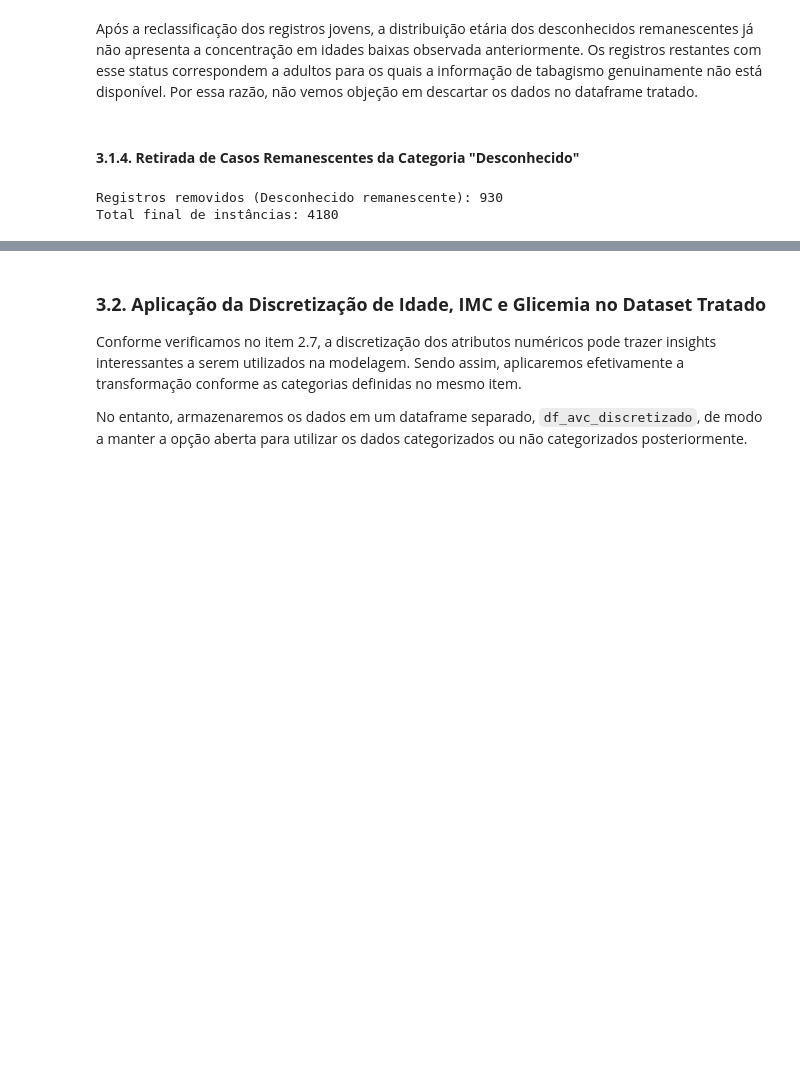
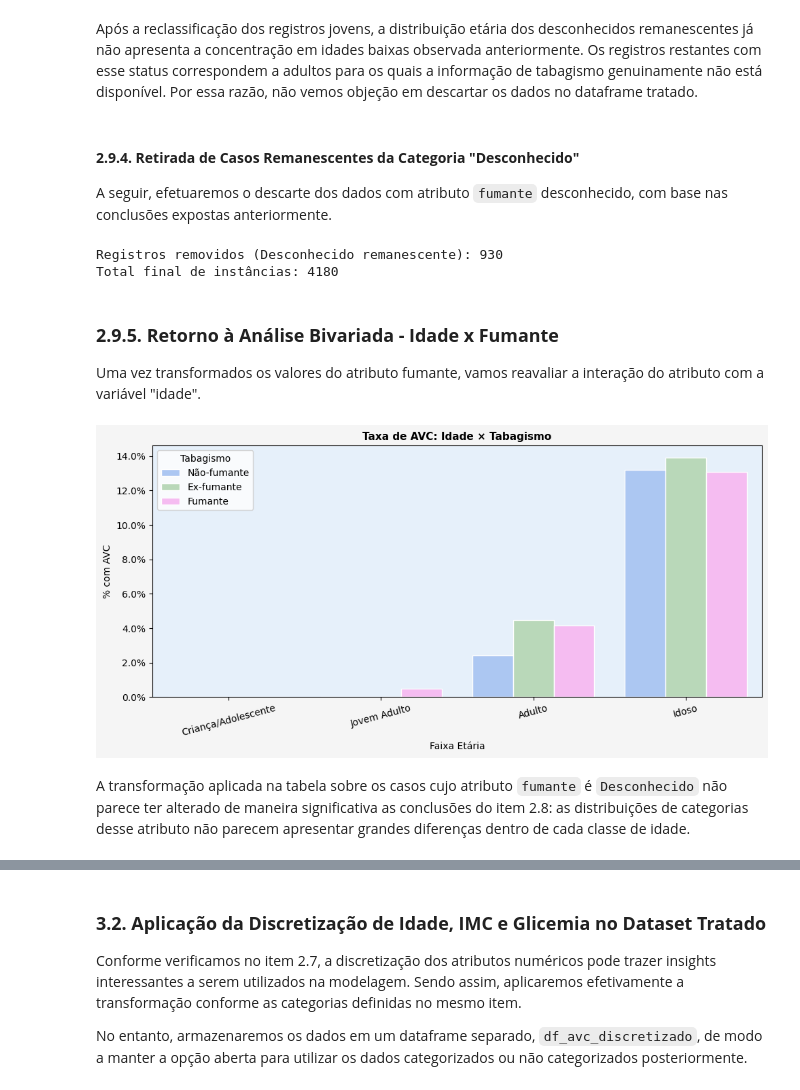
Before and after one commit to rafaelhasslocher/predicao-avc, a Jupyter notebook: MVP_Predicao_AVC.ipynb, the cells around one changed output, grey strips where cells are left out. Cells and saved outputs as stored; diff of their text form; code cells hidden in the pictures; blank space fills up the shorter version.

```diff
--- a/MVP_Predicao_AVC.ipynb
+++ b/MVP_Predicao_AVC.ipynb
@@ -1524,7 +1524,9 @@ plt.show()
 # %% [markdown]
 Após a reclassificação dos registros jovens, a distribuição etária dos desconhecidos remanescentes já não apresenta a concentração em idades baixas observada anteriormente. Os registros restantes com esse status correspondem a adultos para os quais a informação de tabagismo genuinamente não está disponível. Por essa razão, não vemos objeção em descartar os dados no dataframe tratado.
 # %% [markdown]
-#### **3.1.4. Retirada de Casos Remanescentes da Categoria "Desconhecido"**
+#### **2.9.4. Retirada de Casos Remanescentes da Categoria "Desconhecido"**
+
+A seguir, efetuaremos o descarte dos dados com atributo `fumante` desconhecido, com base nas conclusões expostas anteriormente.
 # %%
 # Etapa 2: remove as instâncias 'Desconhecido' remanescentes (adultos sem informação de tabagismo)
 
@@ -1536,3 +1538,42 @@ print(f"Total final de instâncias: {len(df_avc)}")
 # %% [output]
 Registros removidos (Desconhecido remanescente): 930
 Total final de instâncias: 4180
+# %% [markdown]
+### **2.9.5. Retorno à Análise Bivariada - Idade x Fumante**
+
+Uma vez transformados os valores do atributo fumante, vamos reavaliar a interação do atributo com a variável "idade".
+# %%
+taxa_tabagismo = (
+    df_subgrupo.groupby(["idade_discretizada", "fumante"], observed=True)["avc"].mean() * 100
+).reset_index()
+taxa_tabagismo.columns = ["Faixa Etária", "Tabagismo", "Taxa AVC (%)"]
+
+fig, ax = plt.subplots(figsize=(10, 5), facecolor="whitesmoke")
+
+sns.barplot(
+    data=taxa_tabagismo,
+    x="Faixa Etária",
+    y="Taxa AVC (%)",
+    hue="Tabagismo",
+    hue_order=["Não-fumante", "Ex-fumante", "Fumante"],
+    palette={
+        "Não-fumante": "#a1c4fd",
+        "Ex-fumante": "#b4ddb4",
+        "Fumante": "#ffb2f9",
+    },
+    edgecolor="white",
+    ax=ax,
+)
+
+ax.set_title("Taxa de AVC: Idade × Tabagismo", fontsize=11, fontweight="bold")
+ax.set_ylabel("% com AVC")
+ax.yaxis.set_major_formatter(FuncFormatter(lambda y, _: f"{y:.1f}%"))
+ax.set_facecolor("#e6f0fa")
+ax.tick_params(axis="x", labelrotation=15)
+
+plt.tight_layout()
+plt.show()
+# %% [output]
+[figure, added]
+# %% [markdown]
+A transformação aplicada na tabela sobre os casos cujo atributo `fumante` é `Desconhecido` não parece ter alterado de maneira significativa as conclusões do item 2.8: as distribuições de categorias desse atributo não parecem apresentar grandes diferenças dentro de cada classe de idade.
```
Also changed, not shown: parts of 21 cells of this notebook.
